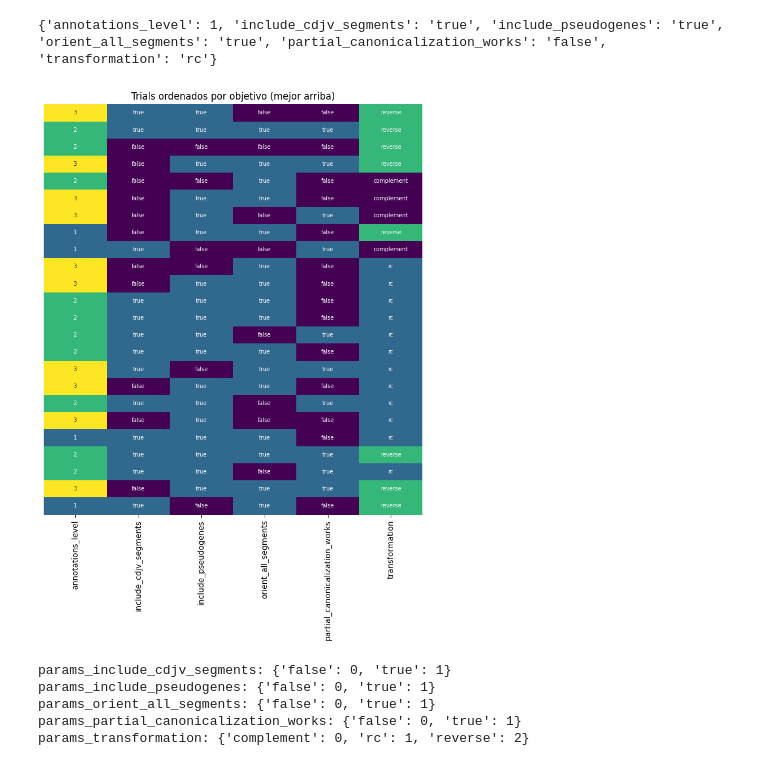
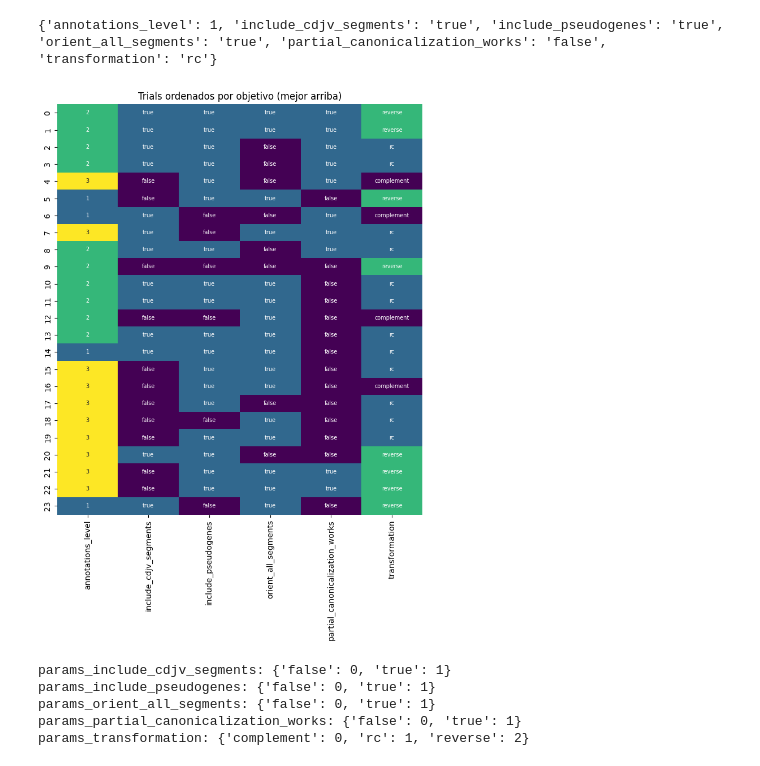
Before and after one commit to PipeVerri/Canonicalization, a Jupyter notebook: convnova/notebooks/wandb_analysis/phase1_inspection.ipynb, the cells around one changed output. Drawn from its saved outputs; the diff is of its cells as text; code cells hidden in the pictures.

```diff
--- a/convnova/notebooks/wandb_analysis/phase1_inspection.ipynb
+++ b/convnova/notebooks/wandb_analysis/phase1_inspection.ipynb
@@ -188,36 +188,36 @@ import matplotlib.pyplot as plt
 import seaborn as sns
 import pandas as pd
 
 df = study.trials_dataframe()
 param_cols = [c for c in df.columns if c.startswith("params_")]
 
-df_sorted = df.sort_values("value", ascending=True)  # ajustar según minimizar/maximizar
+df_sorted = df
 
 # Detectar cuáles son categóricas (dtype object) vs binarias
 cat_cols = [c for c in param_cols if df_sorted[c].dtype == object]
 bin_cols = [c for c in param_cols if c not in cat_cols]
 
 # Codificar categóricas a enteros, guardando el mapeo para la leyenda
 encoded = df_sorted[param_cols].copy()
 legends = {}
 for c in cat_cols:
     cats = sorted(df_sorted[c].unique())
     mapping = {v: i for i, v in enumerate(cats)}
     encoded[c] = df_sorted[c].map(mapping)
     legends[c] = mapping
 
 fig, ax = plt.subplots(figsize=(7, 10))
 sns.heatmap(encoded, cmap="viridis", cbar=False, ax=ax,
-            yticklabels=False, xticklabels=[c.replace("params_", "") for c in param_cols],
+            yticklabels=True, xticklabels=[c.replace("params_", "") for c in param_cols],
             annot=df_sorted[param_cols].values, fmt="", annot_kws={"size": 7})
 ax.set_title("Trials ordenados por objetivo (mejor arriba)")
 plt.tight_layout()
 plt.show()
 
 for c, m in legends.items():
     print(f"{c}: {m}")
 # %% [output]
-[figure, old version]
+[figure, new version]
 params_include_cdjv_segments: {'false': 0, 'true': 1}
 params_include_pseudogenes: {'false': 0, 'true': 1}
 params_orient_all_segments: {'false': 0, 'true': 1}
```
Also changed, not shown: 8 other files.
